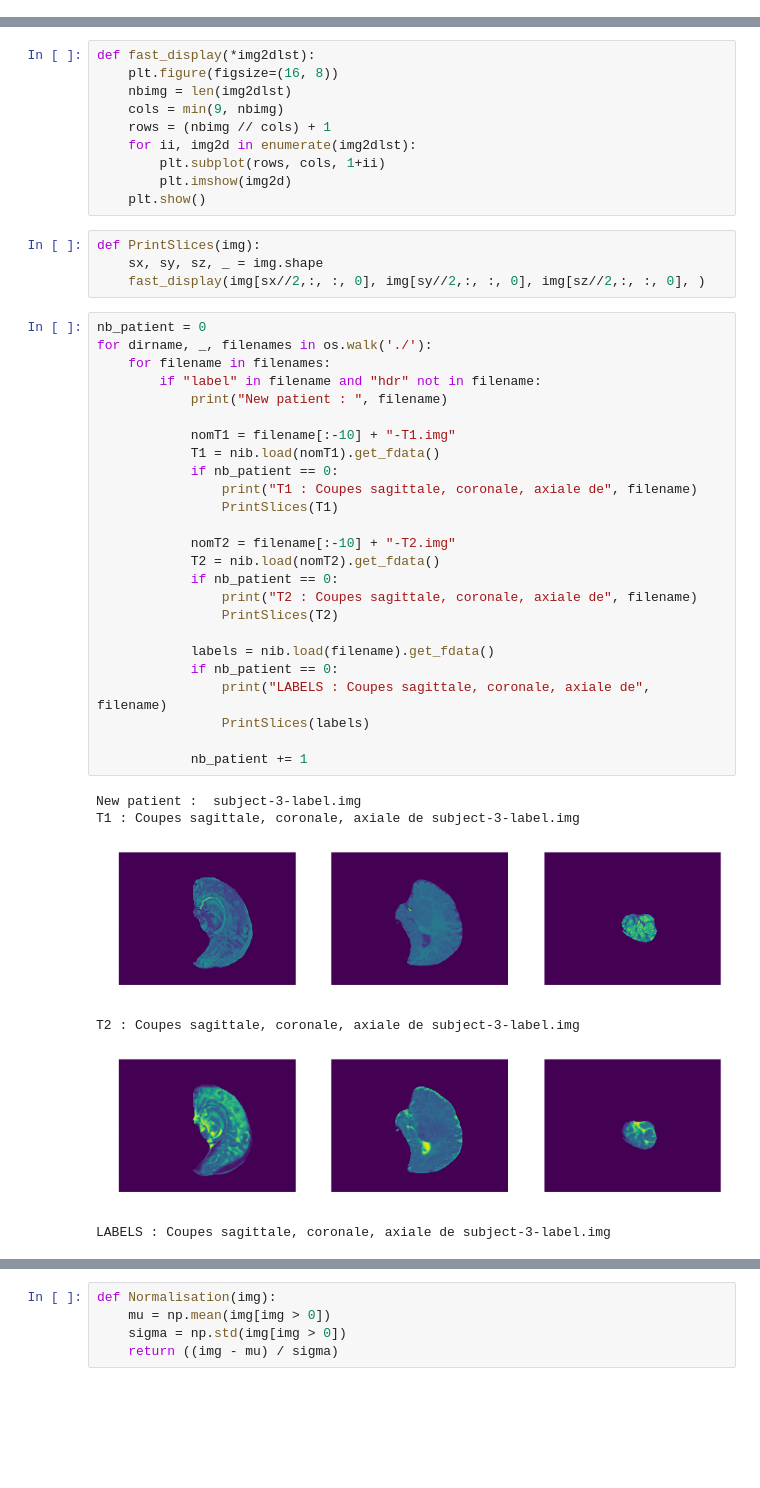
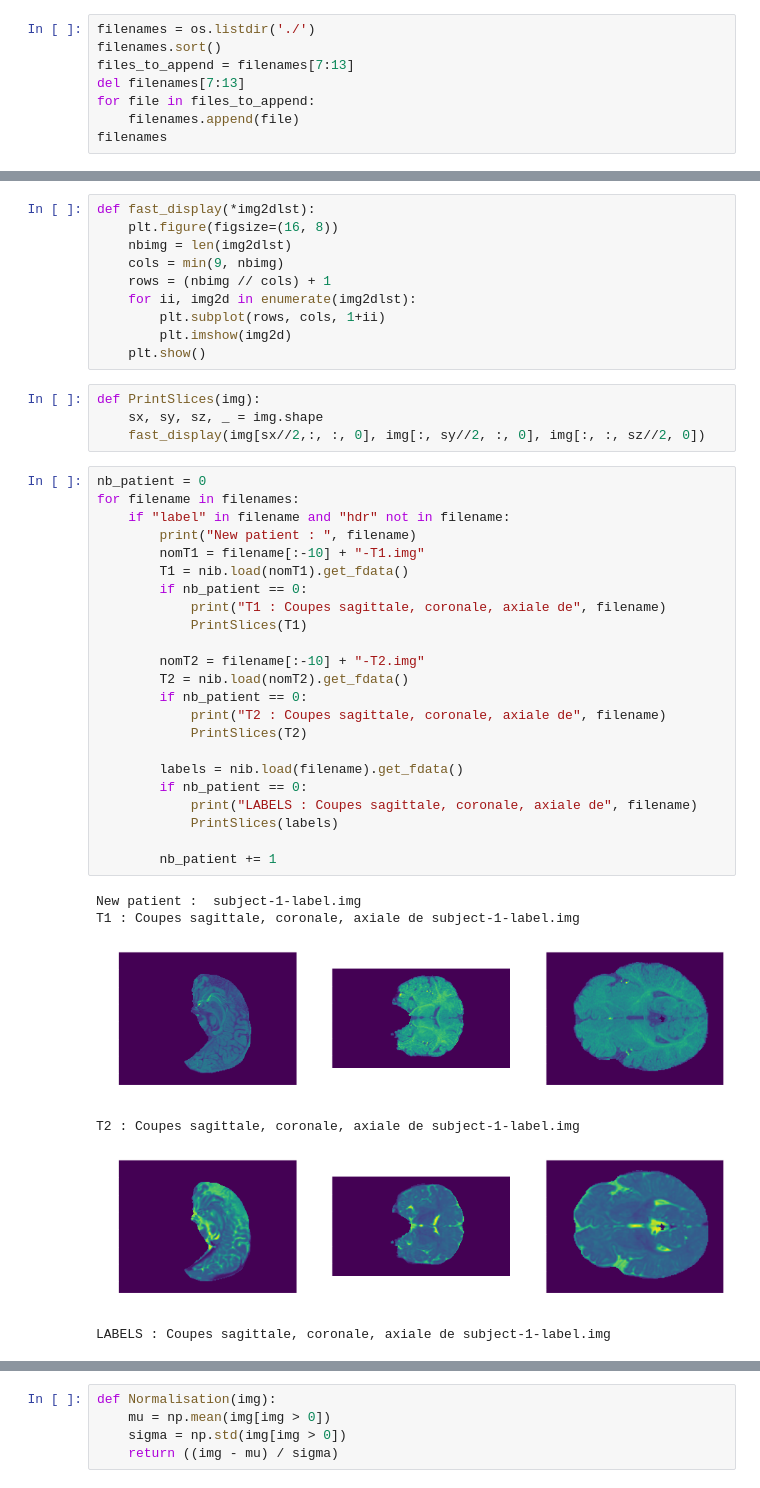
Before and after one commit to SteveAndMore/Brain-Segmentation, a Jupyter notebook: brain_segmentation.ipynb, the cells around one changed output, grey strips where cells are left out. Drawn from its saved outputs; the diff is of its cells as text; blank space fills up the shorter version.

```diff
--- a/brain_segmentation.ipynb
+++ b/brain_segmentation.ipynb
@@ -13,2 +20,10 @@ import numpy as np
 # %%
 os.chdir('./dataset/')
+# %%
+filenames = os.listdir('./')
+filenames.sort()
+files_to_append = filenames[7:13]
+del filenames[7:13]
+for file in files_to_append:
+    filenames.append(file)
+filenames
@@ -33,36 +66,34 @@ def fast_display(*img2dlst):
 # %%
 def PrintSlices(img):
     sx, sy, sz, _ = img.shape
-    fast_display(img[sx//2,:, :, 0], img[sy//2,:, :, 0], img[sz//2,:, :, 0], )
+    fast_display(img[sx//2,:, :, 0], img[:, sy//2, :, 0], img[:, :, sz//2, 0])
 # %%
 nb_patient = 0
-for dirname, _, filenames in os.walk('./'):
-    for filename in filenames:
-        if "label" in filename and "hdr" not in filename:
-            print("New patient : ", filename)
+for filename in filenames:
+    if "label" in filename and "hdr" not in filename:
+        print("New patient : ", filename)
+        nomT1 = filename[:-10] + "-T1.img"
+        T1 = nib.load(nomT1).get_fdata()
+        if nb_patient == 0:
+            print("T1 : Coupes sagittale, coronale, axiale de", filename)
+            PrintSlices(T1)
 
-            nomT1 = filename[:-10] + "-T1.img"
-            T1 = nib.load(nomT1).get_fdata()
-            if nb_patient == 0:
-                print("T1 : Coupes sagittale, coronale, axiale de", filename)
-                PrintSlices(T1)
+        nomT2 = filename[:-10] + "-T2.img"
+        T2 = nib.load(nomT2).get_fdata()
+        if nb_patient == 0:
+            print("T2 : Coupes sagittale, coronale, axiale de", filename)
+            PrintSlices(T2)
 
-            nomT2 = filename[:-10] + "-T2.img"
-            T2 = nib.load(nomT2).get_fdata()
-            if nb_patient == 0:
-                print("T2 : Coupes sagittale, coronale, axiale de", filename)
-                PrintSlices(T2)
+        labels = nib.load(filename).get_fdata()
+        if nb_patient == 0:
+            print("LABELS : Coupes sagittale, coronale, axiale de", filename)
+            PrintSlices(labels)
 
-            labels = nib.load(filename).get_fdata()
-            if nb_patient == 0:
-                print("LABELS : Coupes sagittale, coronale, axiale de", filename)
-                PrintSlices(labels)
-
-            nb_patient += 1
+        nb_patient += 1
 # %% [output]
-New patient :  subject-3-label.img
-T1 : Coupes sagittale, coronale, axiale de subject-3-label.img
+New patient :  subject-1-label.img
+T1 : Coupes sagittale, coronale, axiale de subject-1-label.img
-[figure, old version]
+[figure, new version]
-T2 : Coupes sagittale, coronale, axiale de subject-3-label.img
+T2 : Coupes sagittale, coronale, axiale de subject-1-label.img
-[figure, old version]
+[figure, new version]
-LABELS : Coupes sagittale, coronale, axiale de subject-3-label.img
+LABELS : Coupes sagittale, coronale, axiale de subject-1-label.img
```
Also changed, not shown: parts of 15 cells of this notebook, 1 other file.
